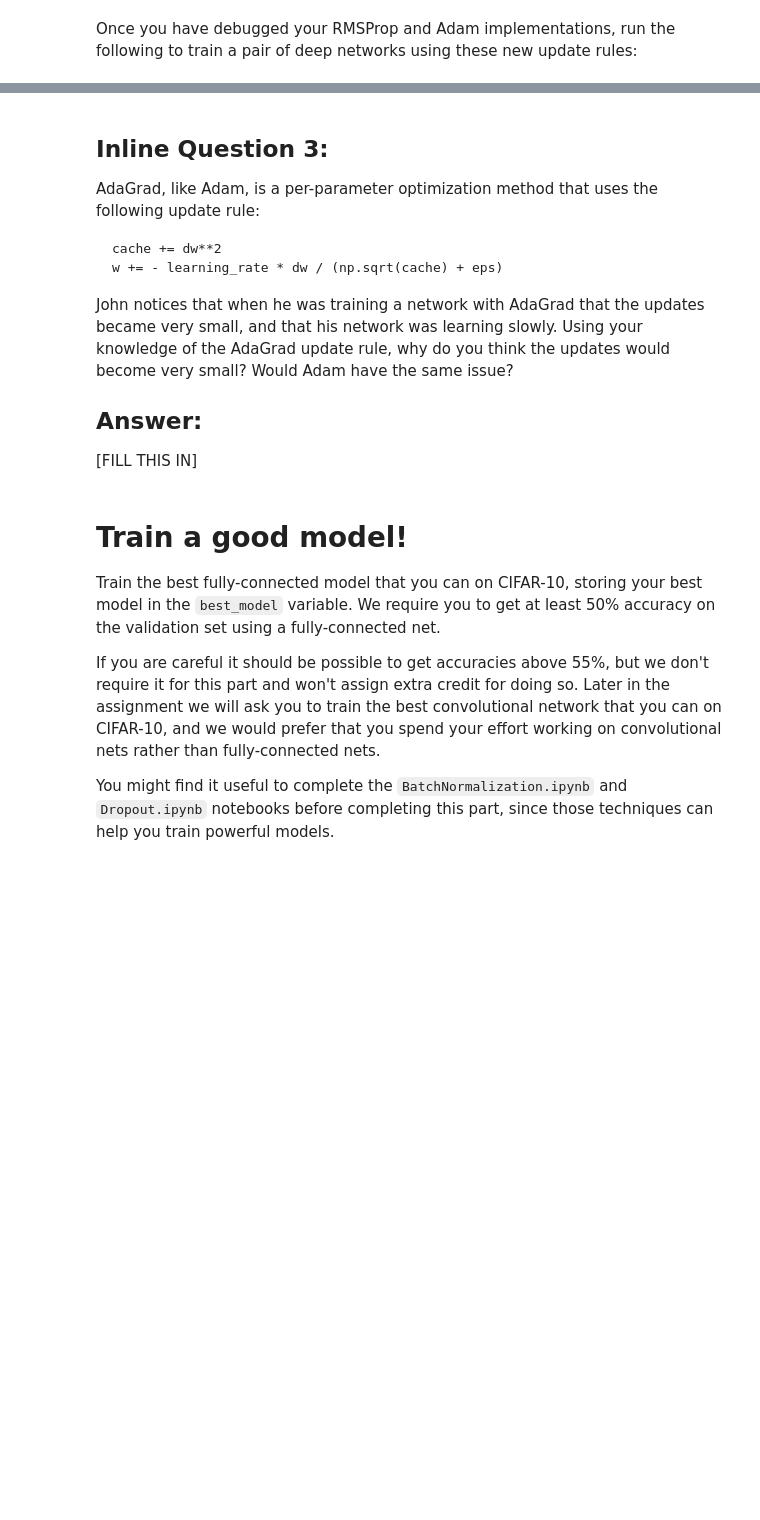
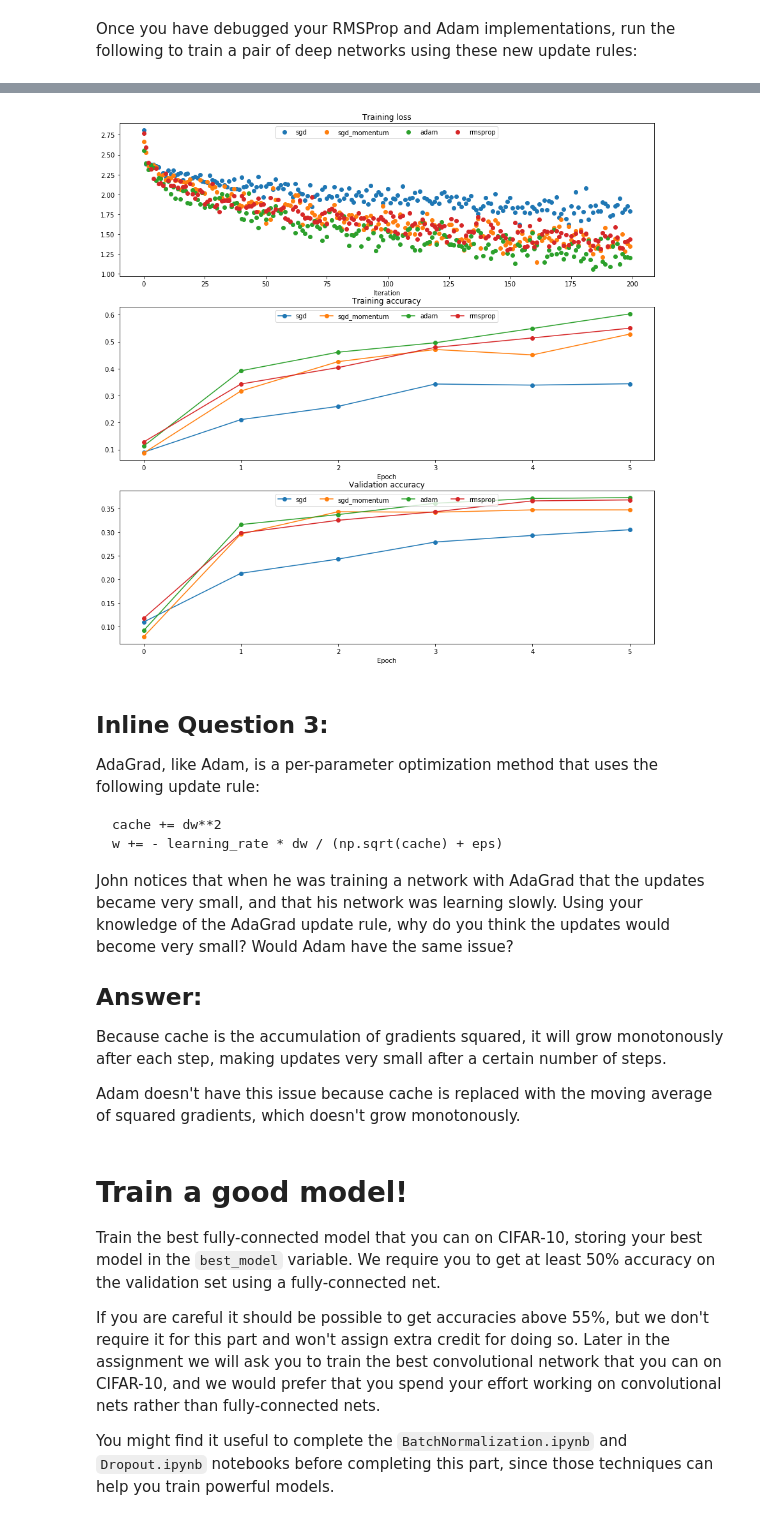
Before and after one commit to chriskhanhtran/CS231n-CV, a Jupyter notebook: assignment2/FullyConnectedNets.ipynb, the cells around one changed output, grey strips where cells are left out. Cells and saved outputs as stored; diff of their text form; code cells hidden in the pictures; blank space fills up the shorter version.

```diff
--- a/assignment2/FullyConnectedNets.ipynb
+++ b/assignment2/FullyConnectedNets.ipynb
@@ -597,30 +735,25 @@ for update_rule in ['adam', 'rmsprop']:
   solver.train()
   print()
 
-plt.subplot(3, 1, 1)
+ax1 = plt.subplot(3, 1, 1)
 plt.title('Training loss')
 plt.xlabel('Iteration')
 
-plt.subplot(3, 1, 2)
+ax2 = plt.subplot(3, 1, 2)
 plt.title('Training accuracy')
 plt.xlabel('Epoch')
 
-plt.subplot(3, 1, 3)
+ax3 = plt.subplot(3, 1, 3)
 plt.title('Validation accuracy')
 plt.xlabel('Epoch')
 
 for update_rule, solver in list(solvers.items()):
-  plt.subplot(3, 1, 1)
-  plt.plot(solver.loss_history, 'o', label=update_rule)
+  ax1.plot(solver.loss_history, 'o', label=update_rule)
+  ax2.plot(solver.train_acc_history, '-o', label=update_rule)
+  ax3.plot(solver.val_acc_history, '-o', label=update_rule)
 
-  plt.subplot(3, 1, 2)
-  plt.plot(solver.train_acc_history, '-o', label=update_rule)
-
-  plt.subplot(3, 1, 3)
-  plt.plot(solver.val_acc_history, '-o', label=update_rule)
-
-for i in [1, 2, 3]:
-  plt.subplot(3, 1, i)
-  plt.legend(loc='upper center', ncol=4)
+for ax in [ax1, ax2, ax3]:
+  ax.legend(loc='upper center', ncol=4)
 plt.gcf().set_size_inches(15, 15)
 plt.show()
+# %% [output]
@@ -627,3 +777,4 @@ plt.show()
+[figure, added]
 # %% [markdown]
 ## Inline Question 3:
 
@@ -638,7 +789,9 @@ John notices that when he was training a network with AdaGrad that the updates b
 
 
 ## Answer:
-[FILL THIS IN]
+Because cache is the accumulation of gradients squared, it will grow monotonously after each step, making updates very small after a certain number of steps.
+
+Adam doesn't have this issue because cache is replaced with the moving average of squared gradients, which doesn't grow monotonously.
 # %% [markdown]
 # Train a good model!
 Train the best fully-connected model that you can on CIFAR-10, storing your best model in the `best_model` variable. We require you to get at least 50% accuracy on the validation set using a fully-connected net.
```
Also changed, not shown: parts of 23 cells of this notebook, 3 other files.
